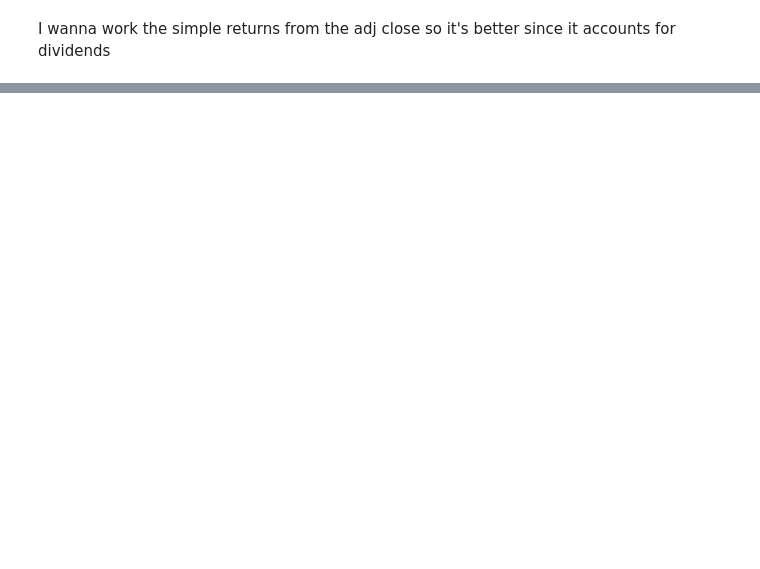
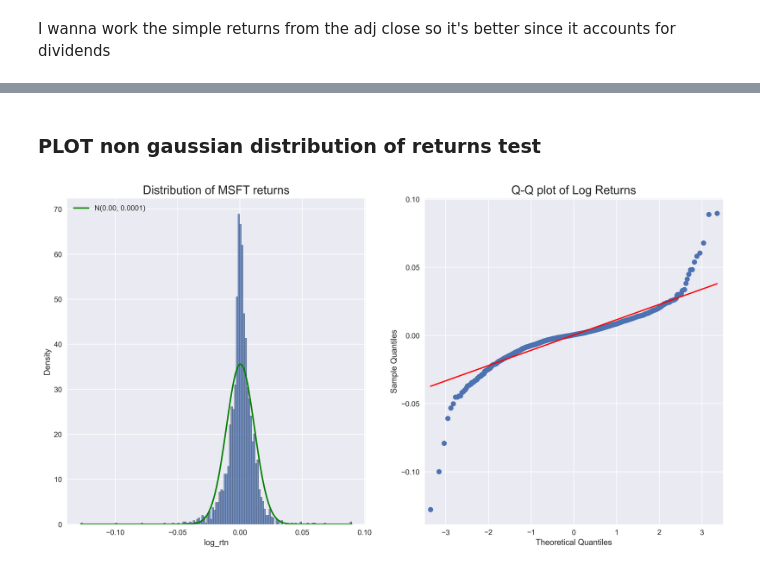
Before and after one commit to Gruntrexpewrus/TradersPlayground, a Jupyter notebook: Python4Finance/how_to_preprocess_data_stocks_and_S&P500.ipynb, the cells around one changed output, grey strips where cells are left out. Drawn from its saved outputs; the diff is of its cells as text; code cells hidden in the pictures; blank space fills up the shorter version.

```diff
--- a/Python4Finance/how_to_preprocess_data_stocks_and_S&P500.ipynb
+++ b/Python4Finance/how_to_preprocess_data_stocks_and_S&P500.ipynb
@@ -141,0 +144,4 @@ df_SP500.to_csv('/Users/leonardoplacidi/Desktop/BacktestingTrade/Python4Finance/
+# %%
+df_SP500 = pd.read_csv("/Users/leonardoplacidi/Desktop/BacktestingTrade/Python4Finance/data/SP500_plus_returns.csv", index_col= 'Date')
+
+df_SP500.head()
@@ -141,0 +194,27 @@ df_SP500.to_csv('/Users/leonardoplacidi/Desktop/BacktestingTrade/Python4Finance/
+# %% [markdown]
+### PLOT non gaussian distribution of returns test
+# %%
+r_range, mu, sigma, norm_pdf = compute_pdf(df_SP500)
+
+fig, ax = plt.subplots(1, 2, figsize=(16, 8))
+
+# histogram
+
+sns.histplot(data=df_SP500, x='log_rtn', kde=False, stat='density', ax=ax[0])
+
+ax[0].set_title('Distribution of MSFT returns', fontsize=16)
+
+ax[0].plot(r_range, norm_pdf, 'g-', lw=2, label=f'N({mu:.2f}, {sigma**2:.4f})')  # Adjusted line width for better visibility
+ax[0].legend(loc='upper left')
+
+# Q-Q plot
+
+
+# Assuming 'df_SP500' and 'log_rtn' are defined and ax is an axis from a subplot
+qq = sm.qqplot(df_SP500.log_rtn.dropna(), line='s', ax=ax[1])  # Drop NaN values to avoid errors
+ax[1].set_title('Q-Q plot of Log Returns', fontsize=16)
+ax[1].grid(True)  # Add a grid for easier visualization
+
+plt.show()
+# %% [output]
+[figure, added]
```
Also changed, not shown: parts of 9 cells of this notebook, 1 other file.
